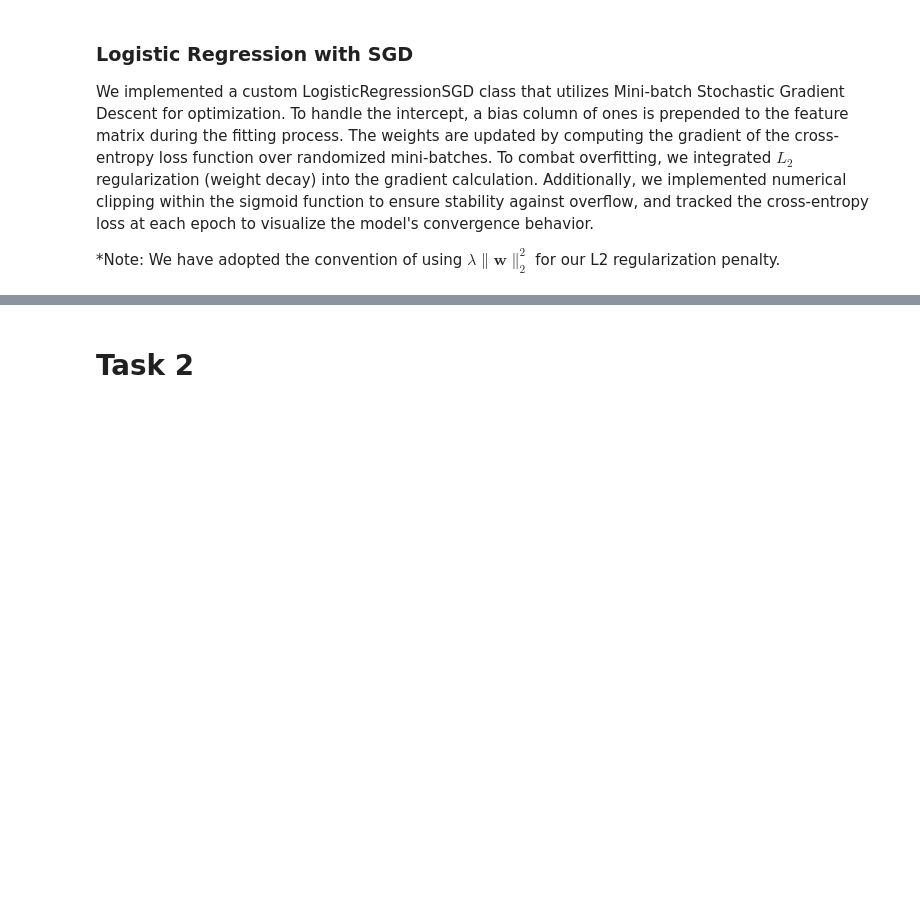
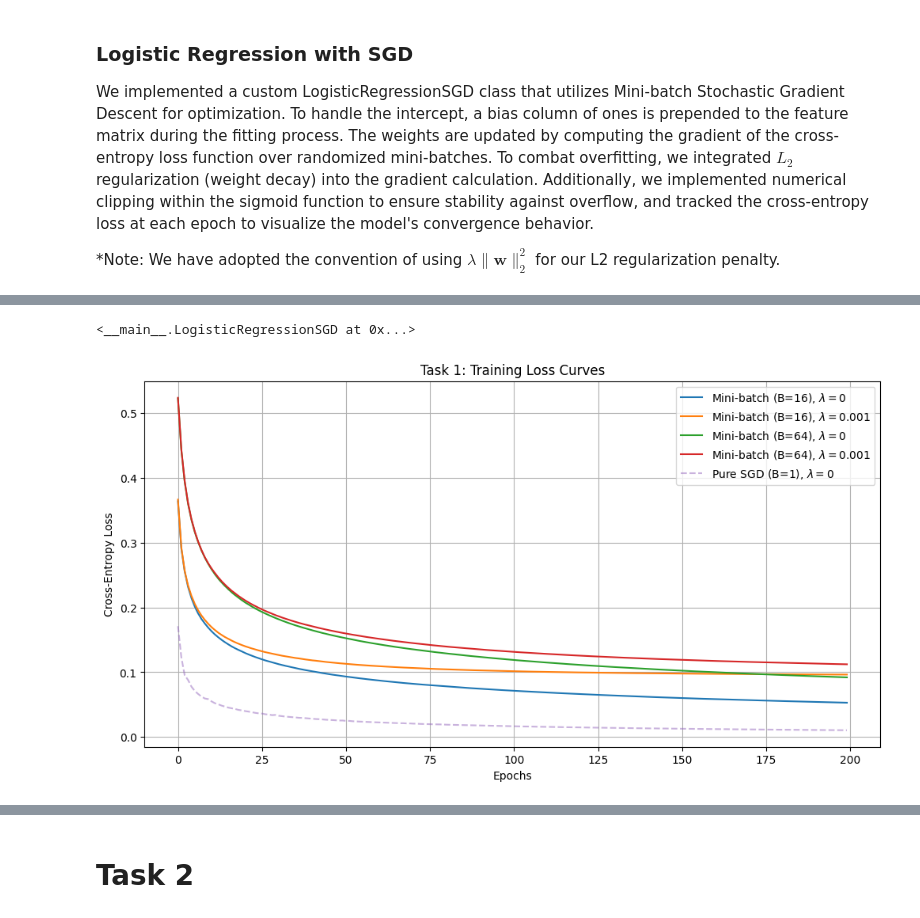
Before and after one commit to jacktheplant/assignment-2, a Jupyter notebook: assignment2.ipynb, the cells around one changed output, grey strips where cells are left out. Drawn from its saved outputs; the diff is of its cells as text; code cells hidden in the pictures; blank space fills up the shorter version.

Commit message:
Implement task 1

```diff
--- a/assignment2.ipynb
+++ b/assignment2.ipynb
@@ -287,0 +304,47 @@ class LogisticRegressionSGD:
+# %%
+# Params from your screenshot logic
+learning_rate = 0.1
+epochs = 200
+fixed_lambda = 0.001
+
+# 1. Mini-batch (B=16), No Regularization
+model_minibatch_no_reg_batch_16 = LogisticRegressionSGD(learning_rate, epochs, batch_size=16, reg_lambda=0)
+model_minibatch_no_reg_batch_16.fit(X_train, y_train)
+
+# 2. Mini-batch (B=16), L2 Regularization
+model_minibatch_l2_batch_16 = LogisticRegressionSGD(learning_rate, epochs, batch_size=16, reg_lambda=fixed_lambda)
+model_minibatch_l2_batch_16.fit(X_train, y_train)
+
+# 3. Mini-batch (B=64), No Regularization
+model_minibatch_no_reg_batch_64 = LogisticRegressionSGD(learning_rate, epochs, batch_size=64, reg_lambda=0)
+model_minibatch_no_reg_batch_64.fit(X_train, y_train)
+
+# 4. Mini-batch (B=64), L2 Regularization
+model_minibatch_l2_batch_64 = LogisticRegressionSGD(learning_rate, epochs, batch_size=64, reg_lambda=fixed_lambda)
+model_minibatch_l2_batch_64.fit(X_train, y_train)
+
+# 3. Pure SGD (B=1), No Regularization
+model_sgd_pure = LogisticRegressionSGD(learning_rate, epochs, batch_size=1, reg_lambda=0)
+model_sgd_pure.fit(X_train, y_train)
+# %% [output]
+<__main__.LogisticRegressionSGD at 0x...>
+# %%
+import matplotlib.pyplot as plt
+
+# Plotting the Training Curves as required by Deliverables
+# Plotting
+plt.figure(figsize=(12, 6))
+plt.plot(model_minibatch_no_reg_batch_16.loss_history, label='Mini-batch (B=16), $\lambda=0$')
+plt.plot(model_minibatch_l2_batch_16.loss_history, label=f'Mini-batch (B=16), $\lambda={fixed_lambda}$')
+plt.plot(model_minibatch_no_reg_batch_64.loss_history, label='Mini-batch (B=64), $\lambda=0$')
+plt.plot(model_minibatch_l2_batch_64.loss_history, label=f'Mini-batch (B=64), $\lambda={fixed_lambda}$')
+plt.plot(model_sgd_pure.loss_history, label='Pure SGD (B=1), $\lambda=0$', alpha=0.5, linestyle='--')
+
+plt.title('Task 1: Training Cross-entropy Loss Curves')
+plt.xlabel('Epochs')
+plt.ylabel('Cross-Entropy Loss')
+plt.legend()
+plt.grid(True)
+plt.show()
+# %% [output]
+[figure, added]
```
Also changed, not shown: parts of 5 cells of this notebook.
